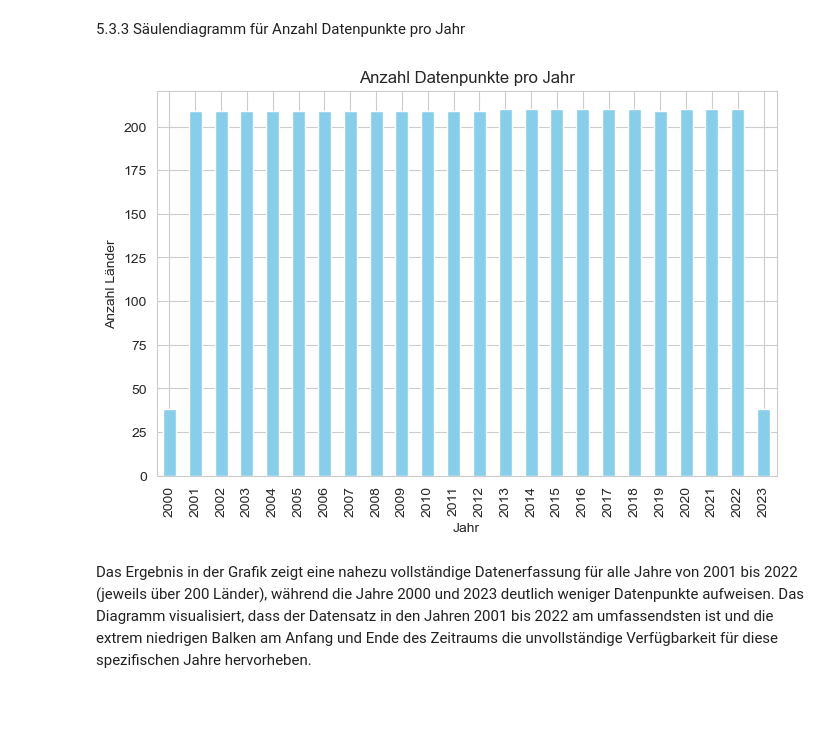
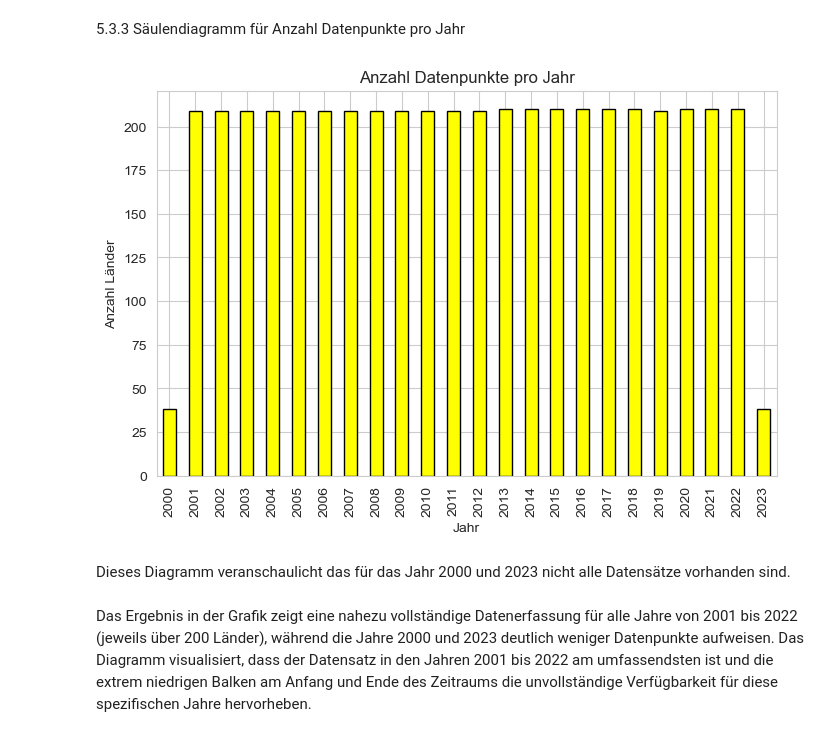
Before and after one commit to sahitero/Leisungsnachweis-2-Phyton-Sina-Eronita-Naomi, a Jupyter notebook: LN-2.ipynb, the cells around one changed output. Drawn from its saved outputs; the diff is of its cells as text; code cells hidden in the pictures; blank space fills up the shorter version.

```diff
--- a/LN-2.ipynb
+++ b/LN-2.ipynb
@@ -898,13 +896,15 @@ plt.show()
 5.3.3 Säulendiagramm für Anzahl Datenpunkte pro Jahr
 # %%
 plt.figure(figsize=(8,5))
-df['Year'].value_counts().sort_index().plot(kind='bar', color='skyblue')
+df['Year'].value_counts().sort_index().plot(kind='bar', color='yellow', edgecolor='black')
 plt.title("Anzahl Datenpunkte pro Jahr")
 plt.xlabel("Jahr")
 plt.ylabel("Anzahl Länder")
 plt.show()
 # %% [output]
-[figure, old version]
+[figure, new version]
+# %% [markdown]
+Dieses Diagramm veranschaulicht das für das Jahr 2000 und 2023 nicht alle Datensätze vorhanden sind.
 # %%
 import matplotlib.pyplot as plt
 import pandas as pd
```
Also changed, not shown: parts of 1 cell of this notebook.
